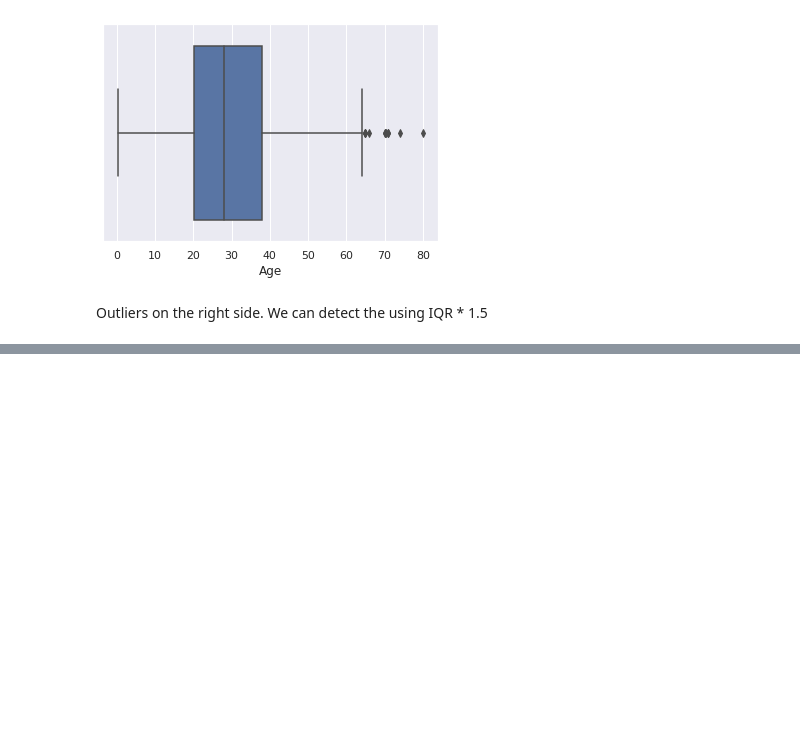
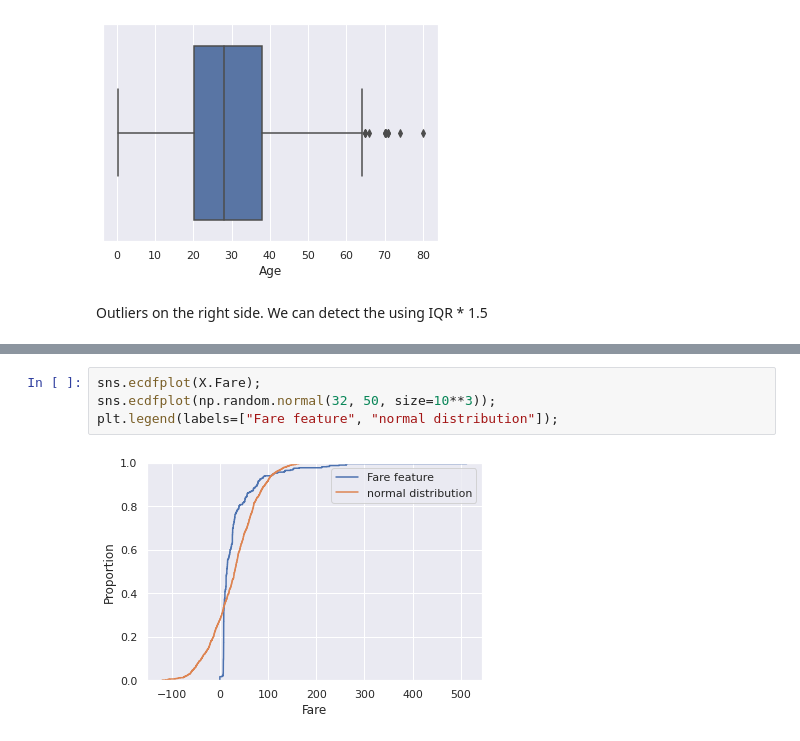
Before and after one commit to denisvivdenko/titanic_practice_dataset, a Jupyter notebook: EDA.ipynb, the cells around one changed output, grey strips where cells are left out. Saved outputs shown, nothing was run; the diff lists cells and outputs as text; blank space fills up the shorter version.

```diff
--- a/EDA.ipynb
+++ b/EDA.ipynb
@@ -177,0 +213,6 @@ Outliers on the right side. We can detect the using IQR * 1.5
+# %%
+sns.ecdfplot(X.Fare);
+sns.ecdfplot(np.random.normal(32, 50, size=10**3));
+plt.legend(labels=["Fare feature", "normal distribution"]);
+# %% [output]
+[figure, added]
```
Also changed, not shown: parts of 9 cells of this notebook.
